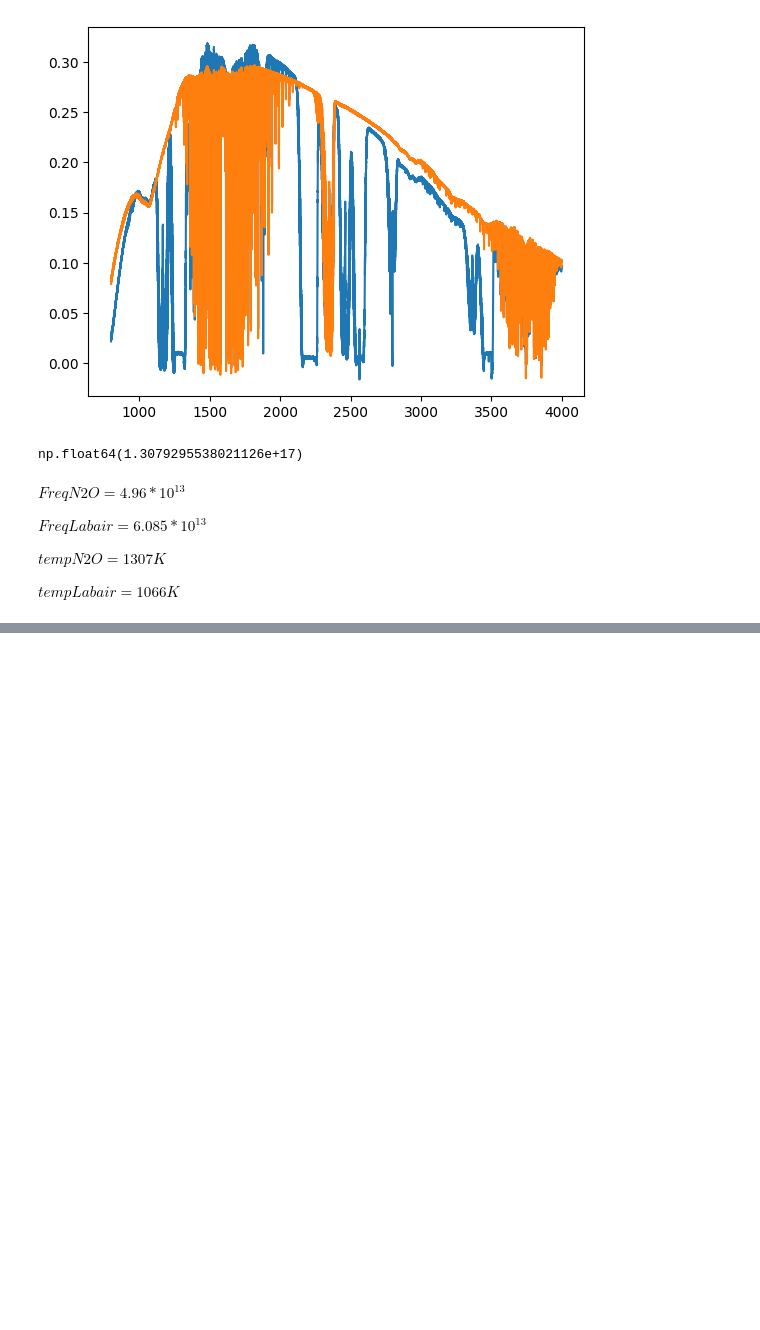
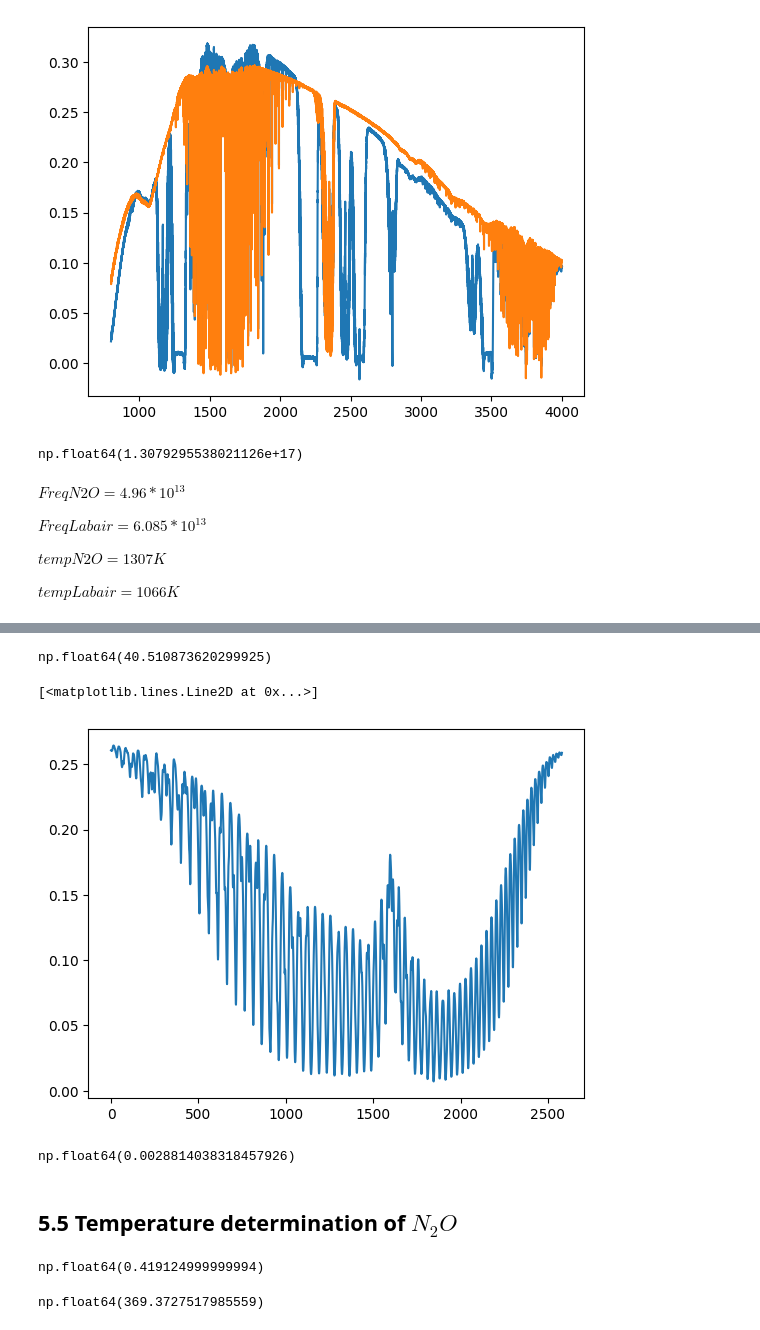
Before and after one commit to jaychotaliya987/InfraredSpectroscopy, a Jupyter notebook: MultiPurpose.ipynb, the cells around one changed output, grey strips where cells are left out. Saved outputs shown, nothing was run; the diff lists cells and outputs as text; code cells hidden in the pictures; blank space fills up the shorter version.

```diff
--- a/MultiPurpose.ipynb
+++ b/MultiPurpose.ipynb
@@ -52,0 +108,8 @@ IndexError: arrays used as indices must be of integer (or boolean) type
+# %%
+I_r = 2388.1
+I_l = 2284.4
+mask = (lab_air[:, 0] > I_l)
+I_l_idx = int(np.argmax(mask))
+# %%
+mask2 = (lab_air[:, 0] > I_r)
+I_r_idx = int(np.argmax(mask2))
@@ -52,0 +126,28 @@ IndexError: arrays used as indices must be of integer (or boolean) type
+# %%
+nu = I_r - I_l
+I_0 = (lab_air[I_l_idx,1] + lab_air[I_r_idx,1] /2) * nu
+I_0
+# %% [output]
+np.float64(40.510873620299925)
+# %%
+plt.plot(lab_air[I_l_idx:I_r_idx,1])
+# %% [output]
+[<matplotlib.lines.Line2D at 0x...>]
+[figure, added]
+# %%
+I = integrate.simpson(lab_air[I_l_idx:I_r_idx, 1], lab_air[I_l_idx:I_r_idx, 0], dx = 0.01)
+- (np.log(I/I_0) * nu) / (15 * 2500)
+# %% [output]
+np.float64(0.0028814038318457926)
+# %% [markdown]
+## 5.5 Temperature determination of $N_2O$
+# %%
+B
+# %% [output]
+np.float64(0.419124999999994)
+# %%
+J = 17
+T = (2 * B / 0.695) * (J + 0.5)**2
+T
+# %% [output]
+np.float64(369.3727517985559)
```
Also changed, not shown: parts of 20 cells of this notebook, 4 other files.
